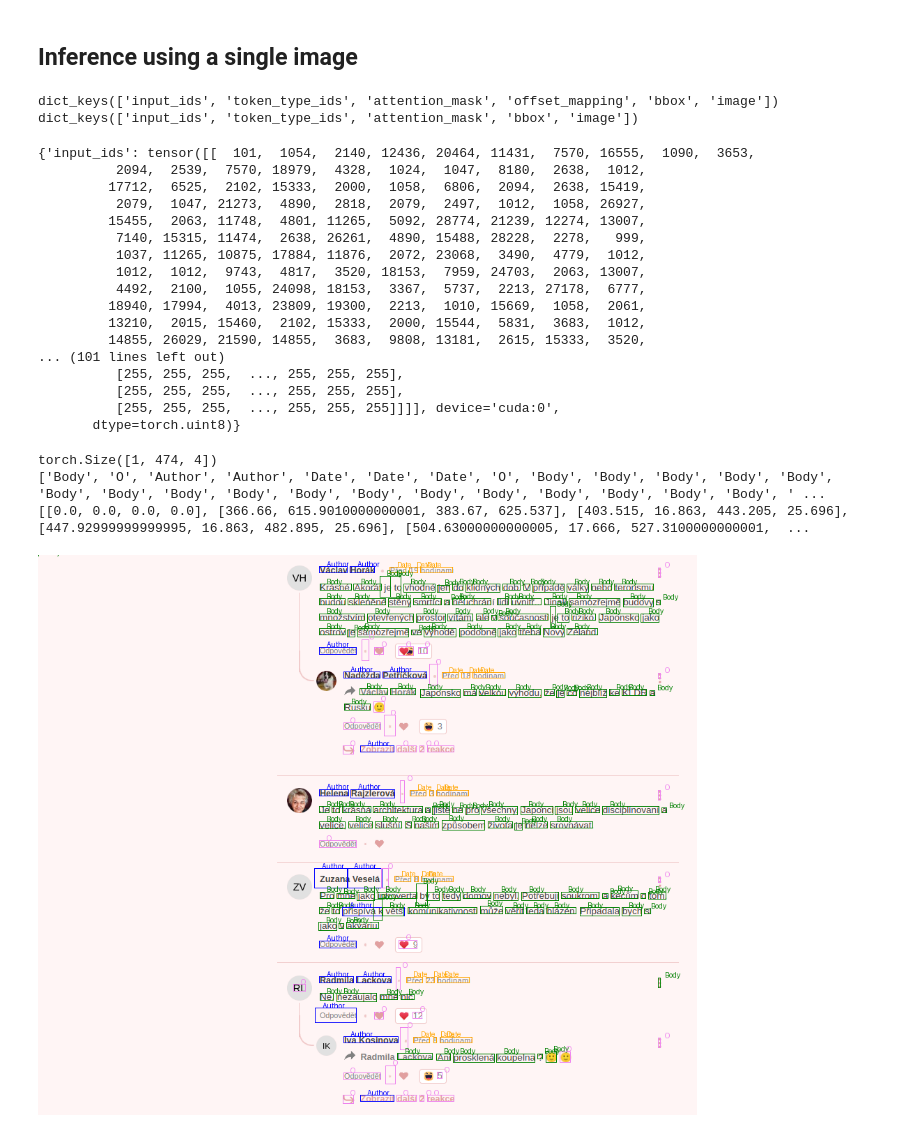
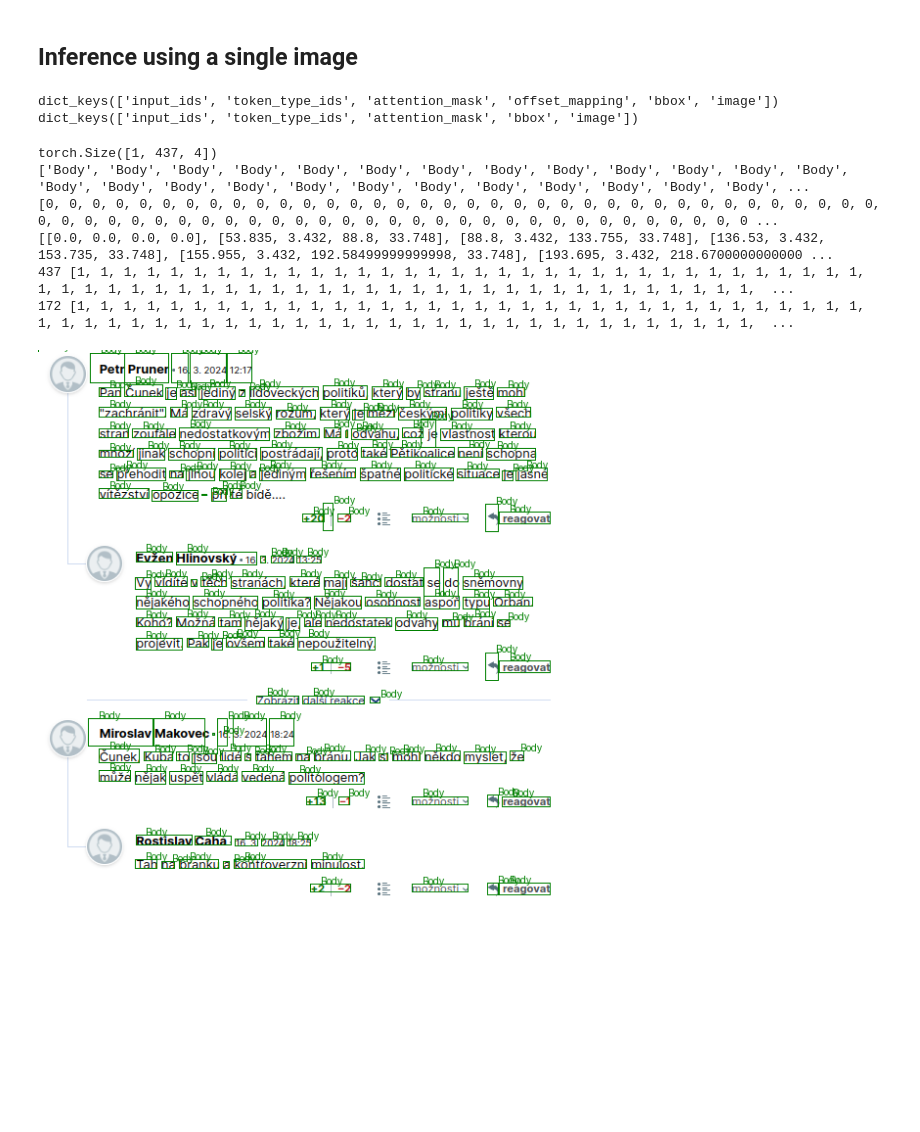
Before and after one commit to ceskyDJ/knn-project, a Jupyter notebook: src/fine_tune_v2_few_shot.ipynb, the cells around one changed output. Cells and saved outputs as stored; diff of their text form; code cells hidden in the pictures; blank space fills up the shorter version.

Commit message:
feat: add second classification head

```diff
--- a/src/fine_tune_v2_few_shot.ipynb
+++ b/src/fine_tune_v2_few_shot.ipynb
@@ -373,6 +552,8 @@ features = Features({
     'token_type_ids': Sequence(Value(dtype='int64')),
     'bbox': Array2D(dtype="int64", shape=(512, 4)),
     'labels': Sequence(ClassLabel(names=labels)),
+    'start_end_labels': Sequence(ClassLabel(names=labels)),
+    'parent_rels': Sequence(Value(dtype='int64')),
 })
 
 # def preprocess_data(boxes, words, ner_tags, img_path):
@@ -386,6 +567,12 @@ def preprocess_data(examples):
 
   encoded_inputs = processor(image, examples["words"], boxes=examples["boxes"], word_labels=examples["word_labels"],
                              padding="max_length", truncation=True)
+  encoded_inputs_start_end = processor(image, examples["words"], boxes=examples["boxes"], word_labels=examples["start_end"],
+                             padding="max_length", truncation=True)
+  encoded_inputs["start_end_labels"] = encoded_inputs_start_end["labels"]
+  encoded_inputs["parent_rels"] = examples["parent_rels"]
+
+  # print("aaaaaa", encoded_inputs["start_end_labels"])
 
   return encoded_inputs
 
@@ -578,14 +992,17 @@ print(labels)
 # %%
 from transformers import AutoModelForTokenClassification
 
-model = AutoModelForTokenClassification.from_pretrained("./layoutlmv2-finetuned-yt-v2/checkpoint-1000")
+# model = AutoModelForTokenClassification.from_pretrained("./layoutlmv2-finetuned-yt-v2/checkpoint-1000")
+model = LayoutLMv2ForCustomClassification.from_pretrained("./layoutlmv2-finetuned-yt-group2-v2/checkpoint-1000")
 # %%
 
 # NOTE: custom text and bboxes can be suplied, see parameter: use_ocr=False
 processor = LayoutLMv2Processor.from_pretrained("microsoft/layoutlmv2-base-uncased")
 # %%
-# img_path = Path("../datasets/custom_youtube/white_bg/export/2024-03-13-20-58/images/613b5c04-yt_big_1.png")
-img_path = Path("../datasets/custom_sz/sz_1.png")
+# img_path = Path("../datasets/custom_youtube/white_bg/data/yt_new_big_1.png")
+# img_path = Path("../datasets/custom_sz/sz_1.png")
+img_path = Path("../datasets/custom/lidovky_1.png")
+# img_path = Path("../datasets/custom/sk_dennikn_1.png")
 image = Image.open(
         img_path
 ).convert("RGB")
@@ -599,27 +1016,11 @@ print(encoding.keys())
 
 offset_mapping = encoding.pop('offset_mapping')
 print(encoding.keys())
+# print(len(encoding["input_ids"][0]))
 # encoding.to("cuda") # can move to GPU -- have to move both encoding and the model below
 # %% [output]
 dict_keys(['input_ids', 'token_type_ids', 'attention_mask', 'offset_mapping', 'bbox', 'image'])
 dict_keys(['input_ids', 'token_type_ids', 'attention_mask', 'bbox', 'image'])
-{'input_ids': tensor([[  101,  1054,  2140, 12436, 20464, 11431,  7570, 16555,  1090,  3653,
-          2094,  2539,  7570, 18979,  4328,  1024,  1047,  8180,  2638,  1012,
-         17712,  6525,  2102, 15333,  2000,  1058,  6806,  2094,  2638, 15419,
-          2079,  1047, 21273,  4890,  2818,  2079,  2497,  1012,  1058, 26927,
-         15455,  2063, 11748,  4801, 11265,  5092, 28774, 21239, 12274, 13007,
-          7140, 15315, 11474,  2638, 26261,  4890, 15488, 28228,  2278,   999,
-          1037, 11265, 10875, 17884, 11876,  2072, 23068,  3490,  4779,  1012,
-          1012,  1012,  9743,  4817,  3520, 18153,  7959, 24703,  2063, 13007,
-          4492,  2100,  1055, 24098, 18153,  3367,  5737,  2213, 27178,  6777,
-         18940, 17994,  4013, 23809, 19300,  2213,  1010, 15669,  1058,  2061,
-         13210,  2015, 15460,  2102, 15333,  2000, 15544,  5831,  3683,  1012,
-         14855, 26029, 21590, 14855,  3683,  9808, 13181,  2615, 15333,  3520,
-... (101 lines left out)
-          [255, 255, 255,  ..., 255, 255, 255],
-          [255, 255, 255,  ..., 255, 255, 255],
-          [255, 255, 255,  ..., 255, 255, 255]]]], device='cuda:0',
-       dtype=torch.uint8)}
 # %%
 # model = model.to("cuda")
 with torch.no_grad():
@@ -628,37 +1029,52 @@ with torch.no_grad():
 print(outputs.logits.shape)
 
 predictions = outputs.logits.argmax(-1).squeeze().tolist()
+start_end_predictions = outputs.start_end_logits.argmax(-1).squeeze().tolist()
+rel_predictions = outputs.parent_rels_logits.argmax(-1).squeeze().tolist()
 token_boxes = encoding.bbox.squeeze().tolist()
 
 is_subword = np.array(offset_mapping.squeeze().tolist())[:,0] != 0
 
 true_predictions = [id2cls_dict[pred] for idx, pred in enumerate(predictions) if not is_subword[idx]]
+true_start_end_predictions = [pred for idx, pred in enumerate(start_end_predictions) if not is_subword[idx]]
+true_rel_predictions = [pred for idx, pred in enumerate(rel_predictions) if not is_subword[idx]]
 true_boxes = [unnormalize_box(box, width, height) for idx, box in enumerate(token_boxes) if not is_subword[idx]]
 
 print(true_predictions)
+print(true_start_end_predictions)
 print(true_boxes)
+print(len(rel_predictions), rel_predictions)
+print(len(true_rel_predictions), true_rel_predictions)
 # %% [output]
-torch.Size([1, 474, 4])
-['Body', 'O', 'Author', 'Author', 'Date', 'Date', 'Date', 'O', 'Body', 'Body', 'Body', 'Body', 'Body', 'Body', 'Body', 'Body', 'Body', 'Body', 'Body', 'Body', 'Body', 'Body', 'Body', 'Body', 'Body', ' ...
-[[0.0, 0.0, 0.0, 0.0], [366.66, 615.9010000000001, 383.67, 625.537], [403.515, 16.863, 443.205, 25.696], [447.92999999999995, 16.863, 482.895, 25.696], [504.63000000000005, 17.666, 527.3100000000001,  ...
+torch.Size([1, 437, 4])
+['Body', 'Body', 'Body', 'Body', 'Body', 'Body', 'Body', 'Body', 'Body', 'Body', 'Body', 'Body', 'Body', 'Body', 'Body', 'Body', 'Body', 'Body', 'Body', 'Body', 'Body', 'Body', 'Body', 'Body', 'Body', ...
+[0, 0, 0, 0, 0, 0, 0, 0, 0, 0, 0, 0, 0, 0, 0, 0, 0, 0, 0, 0, 0, 0, 0, 0, 0, 0, 0, 0, 0, 0, 0, 0, 0, 0, 0, 0, 0, 0, 0, 0, 0, 0, 0, 0, 0, 0, 0, 0, 0, 0, 0, 0, 0, 0, 0, 0, 0, 0, 0, 0, 0, 0, 0, 0, 0, 0, 0 ...
+[[0.0, 0.0, 0.0, 0.0], [53.835, 3.432, 88.8, 33.748], [88.8, 3.432, 133.755, 33.748], [136.53, 3.432, 153.735, 33.748], [155.955, 3.432, 192.58499999999998, 33.748], [193.695, 3.432, 218.6700000000000 ...
+437 [1, 1, 1, 1, 1, 1, 1, 1, 1, 1, 1, 1, 1, 1, 1, 1, 1, 1, 1, 1, 1, 1, 1, 1, 1, 1, 1, 1, 1, 1, 1, 1, 1, 1, 1, 1, 1, 1, 1, 1, 1, 1, 1, 1, 1, 1, 1, 1, 1, 1, 1, 1, 1, 1, 1, 1, 1, 1, 1, 1, 1, 1, 1, 1, 1,  ...
+172 [1, 1, 1, 1, 1, 1, 1, 1, 1, 1, 1, 1, 1, 1, 1, 1, 1, 1, 1, 1, 1, 1, 1, 1, 1, 1, 1, 1, 1, 1, 1, 1, 1, 1, 1, 1, 1, 1, 1, 1, 1, 1, 1, 1, 1, 1, 1, 1, 1, 1, 1, 1, 1, 1, 1, 1, 1, 1, 1, 1, 1, 1, 1, 1, 1,  ...
 # %%
 draw = ImageDraw.Draw(image)
 
 font = ImageFont.load_default()
 
 # def iob_to_label(label):
 #     label = label[2:]
 #     if not label:
 #       return 'other'
 #     return label
 
 label2color = {'Author':'blue', 'Body':'green', 'Date':'orange', 'O':'violet'}
+se_label = {
+    0: "",
+    1: " start",
+    2: " end",
+}
 
-for prediction, box in zip(true_predictions, true_boxes):
+for prediction, se_prediction, box in zip(true_predictions, true_start_end_predictions, true_boxes):
     predicted_label = prediction # iob_to_label(prediction).lower()
     draw.rectangle(box, outline=label2color[predicted_label])
-    draw.text((box[0]+10, box[1]-10), text=predicted_label, fill=label2color[predicted_label], font=font)
+    draw.text((box[0]+10, box[1]-10), text=predicted_label + se_label[se_prediction], fill=label2color[predicted_label], font=font)
 
 image
 # %% [output]
-[figure, old version]
+[figure, new version]
```
Also changed, not shown: parts of 30 cells of this notebook.
